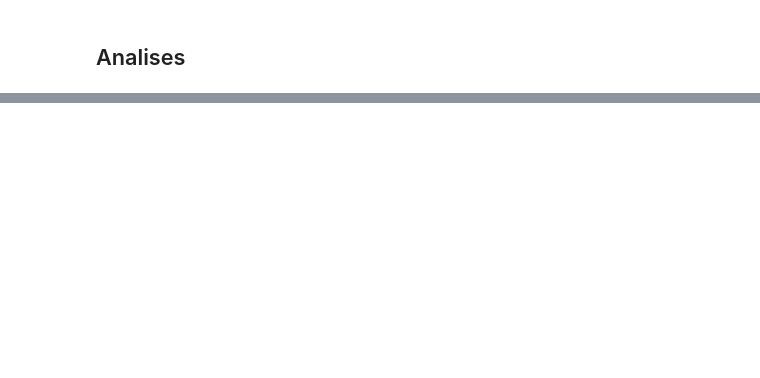
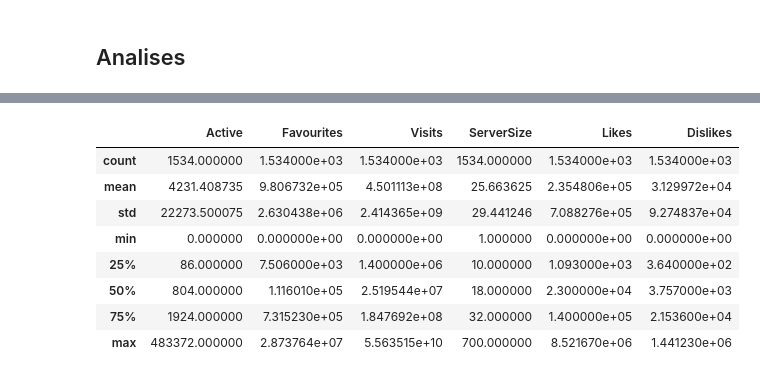
Before and after one commit to thom-pd/Analise-PCA-e-algoritmos-de-agrupamento, a Jupyter notebook: Roblox_games_analisys_PCA_CA.ipynb, the cells around one changed output, grey strips where cells are left out. Drawn from its saved outputs; the diff is of its cells as text; code cells hidden in the pictures; blank space fills up the shorter version.

```diff
--- a/Roblox_games_analisys_PCA_CA.ipynb
+++ b/Roblox_games_analisys_PCA_CA.ipynb
@@ -128,0 +121,10 @@ root
+# %%
+from pyspark.sql.window import Window
+from pyspark.sql.functions import row_number, desc, col
+
+# For df_old: remove duplicates based on 'Title', keeping the most recent 'DateFetched'
+window_old = Window.partitionBy("Title").orderBy(desc("DateFetched"))
+df_old = df_old.withColumn("row_num", row_number().over(window_old)).filter(col("row_num") == 1).drop("row_num")
+
+# print("df_old after removing duplicates by Title and keeping most recent DateFetched:")
+# df_old.show(5, truncate=False)
@@ -128,0 +152,7 @@ root
+# %%
+# For df_new: remove duplicates based on 'Name', keeping the one with the most 'Visits'
+window_new = Window.partitionBy("Name").orderBy(desc("Visits"))
+df_new = df_new.withColumn("row_num", row_number().over(window_new)).filter(col("row_num") == 1).drop("row_num")
+
+# print("\ndf_new after removing duplicates by Name and keeping most Visits:")
+# df_new.show(5, truncate=False)
@@ -362,0 +425,12 @@ df_num=df_num.pandas_api()
+# %%
+df_num.describe()
+# %% [output]
+|  | Active | Favourites | Visits | ServerSize | Likes | Dislikes |
+| count | 1534.000000 | 1.534000e+03 | 1.534000e+03 | 1534.000000 | 1.534000e+03 | 1.534000e+03 |
+| mean | 4231.408735 | 9.806732e+05 | 4.501113e+08 | 25.663625 | 2.354806e+05 | 3.129972e+04 |
+| std | 22273.500075 | 2.630438e+06 | 2.414365e+09 | 29.441246 | 7.088276e+05 | 9.274837e+04 |
+| min | 0.000000 | 0.000000e+00 | 0.000000e+00 | 1.000000 | 0.000000e+00 | 0.000000e+00 |
+| 25% | 86.000000 | 7.506000e+03 | 1.400000e+06 | 10.000000 | 1.093000e+03 | 3.640000e+02 |
+| 50% | 804.000000 | 1.116010e+05 | 2.519544e+07 | 18.000000 | 2.300000e+04 | 3.757000e+03 |
+| 75% | 1924.000000 | 7.315230e+05 | 1.847692e+08 | 32.000000 | 1.400000e+05 | 2.153600e+04 |
+| max | 483372.000000 | 2.873764e+07 | 5.563515e+10 | 700.000000 | 8.521670e+06 | 1.441230e+06 |
```
Also changed, not shown: parts of 30 cells of this notebook.
